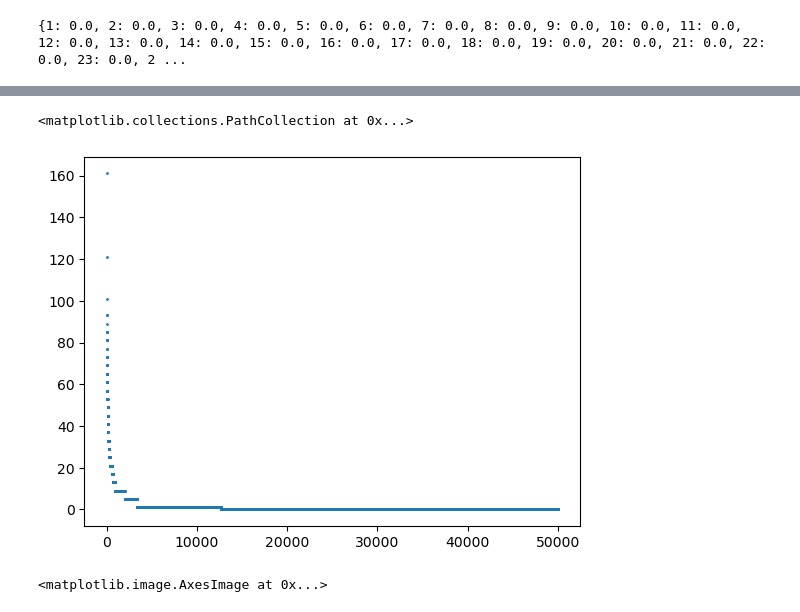
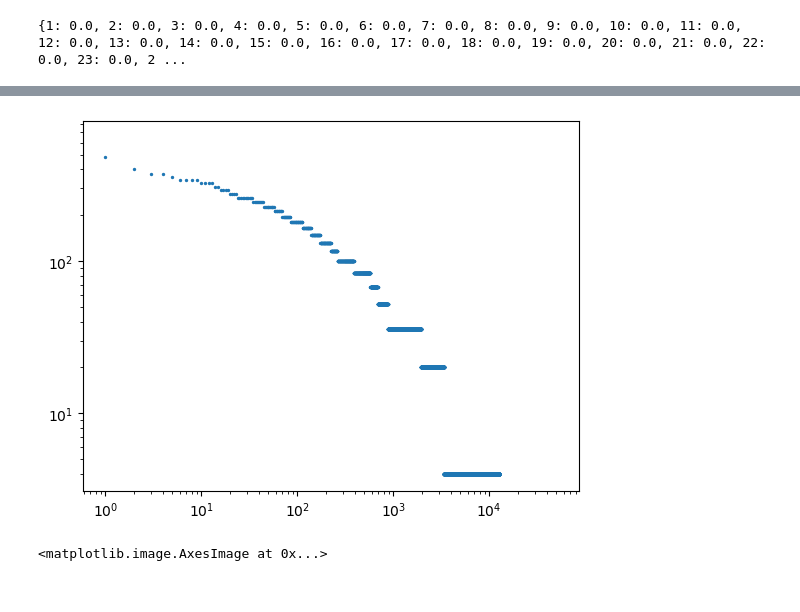
Before and after one commit to Isi2000/SANDPILE, a Jupyter notebook: sandpile_model.ipynb, the cells around one changed output, grey strips where cells are left out. Drawn from its saved outputs; the diff is of its cells as text; code cells hidden in the pictures.

```diff
--- a/sandpile_model.ipynb
+++ b/sandpile_model.ipynb
@@ -31,7 +31,7 @@ class Sandpile:
             high_piles_coords = self.find_high_piles()
             num_affected_squares += len(high_piles_coords)
             for x, y in high_piles_coords:
-                self.grid[x, y] -= 5
+                self.grid[x, y] -= 4
                 if x > 0: self.grid[x-1, y] += 1
                 if x < self.grid_size - 1: self.grid[x+1, y] += 1
                 if y > 0: self.grid[x, y-1] += 1
@@ -148,12 +182,13 @@ for coord in coordinates:
 # %%
 data = sandpile.pl_data
 
 s_data = sorted(data, reverse=True)
 l = np.log(s_data)
-plt.scatter((np.arange(len(s_data))), s_data, s=1)
+plt.scatter((np.arange(len(s_data))), s_data, s=2)
+plt.xscale('log')
+plt.yscale('log')
 # %% [output]
-<matplotlib.collections.PathCollection at 0x...>
-[figure, old version]
+[figure, new version]
 # %%
 plt.imshow(sandpile.grid, cmap="Reds")
 # %% [output]
```
Also changed, not shown: parts of 5 cells of this notebook, 3 other files.
